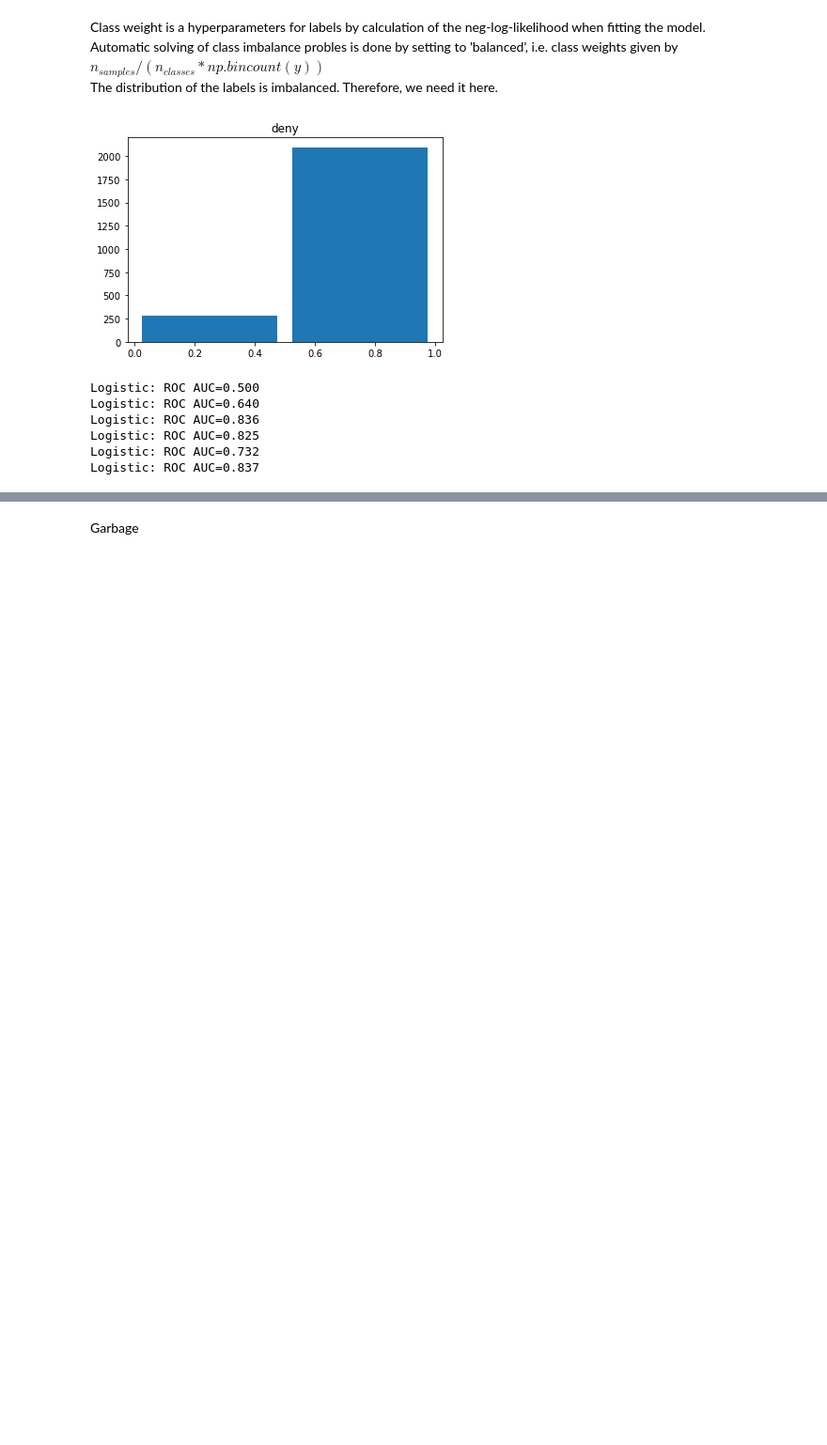
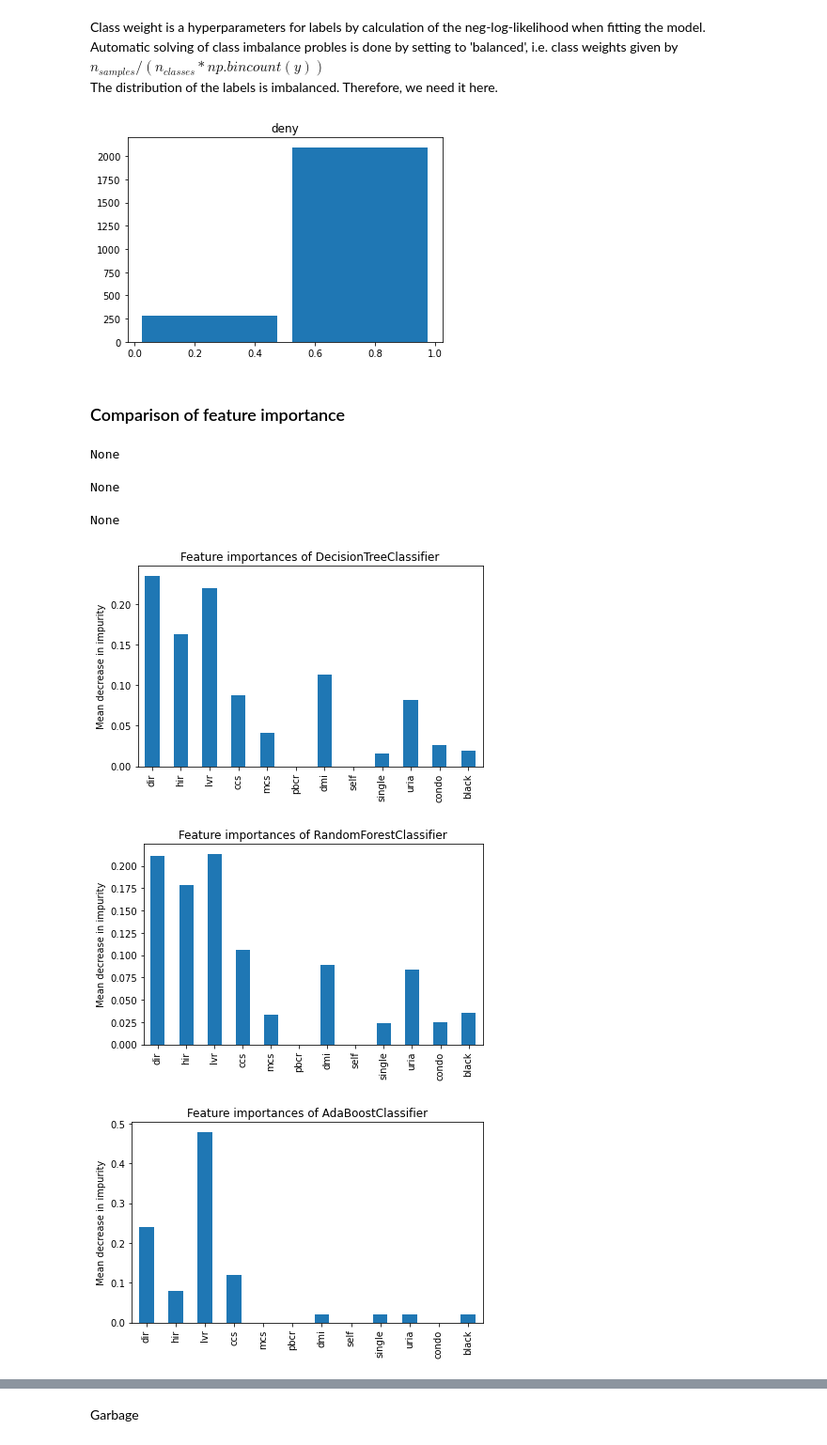
Before and after one commit to zekssmy/lookatme, a Jupyter notebook: E1/solutions/A5.ipynb, the cells around one changed output, grey strips where cells are left out. Shown at 94% size. Saved outputs shown, nothing was run; the diff lists cells and outputs as text; code cells hidden in the pictures; blank space fills up the shorter version.

```diff
--- a/E1/solutions/A5.ipynb
+++ b/E1/solutions/A5.ipynb
@@ -163,27 +166,44 @@ ax = df.hist(column='deny', bins=2, grid=False, rwidth=0.9)
 from sklearn.ensemble import RandomForestClassifier, AdaBoostClassifier
 from sklearn.dummy import DummyClassifier
 from sklearn.tree import DecisionTreeClassifier
-from sklearn.svm import SVC
 from sklearn.naive_bayes import ComplementNB
 from sklearn.calibration import CalibratedClassifierCV
 from sklearn.svm import LinearSVC
 from sklearn.pipeline import make_pipeline
-def classify(clf):
-    clf.fit(X=X_train, y=y_train)
-    calclulate_auc_roc(clf)
-    #y_pred = dummy_clf.predict(X_test)
+
 seed = 0
-for clf in [DummyClassifier(strategy="most_frequent"),
+models = [DummyClassifier(strategy="most_frequent"),
             DecisionTreeClassifier(random_state=seed),
             RandomForestClassifier(random_state=seed),
             AdaBoostClassifier(random_state=seed),
             ComplementNB(),
-            make_pipeline(CalibratedClassifierCV(LinearSVC(random_state=seed)))]:
-    classify(clf)
+            make_pipeline(CalibratedClassifierCV(LinearSVC(random_state=seed)))]
+for i in range(len(models)):
+    models[i] = models[i].fit(X=X_train, y=y_train)
+    #if hasattr(models[i], 'feature_importance_'):
+    #    calculate_feature_importance(clf, feature_names)
-# %% [output]
-Logistic: ROC AUC=0.500
-Logistic: ROC AUC=0.640
-Logistic: ROC AUC=0.836
-Logistic: ROC AUC=0.825
-Logistic: ROC AUC=0.732
-Logistic: ROC AUC=0.837
+# %% [markdown]
+### Comparison of feature importance
+# %%
+def calculate_feature_importance(model, feature_names):
+    importances = model.feature_importances_
+    #std = np.std([tree.feature_importances_ for tree in model.estimators_], axis=0)
+    model_importances = pd.Series(importances, index=feature_names)
+    fig, ax = plt.subplots()
+    model_importances.plot.bar(ax=ax)
+    ax.set_title("Feature importances of %s" % type(model).__name__)
+    ax.set_ylabel("Mean decrease in impurity")
+    display(fig.tight_layout())
+
+
+feature_names = X.columns.values #[f"feature {i}" for i in range(X.shape[1])]
+# %%
+for i in [1,2,3]:
+    calculate_feature_importance(models[i], feature_names)
+# %% [output]
+None
+None
+None
+[figure, added]
+[figure, added]
+[figure, added]
```
Also changed, not shown: parts of 13 cells of this notebook.
